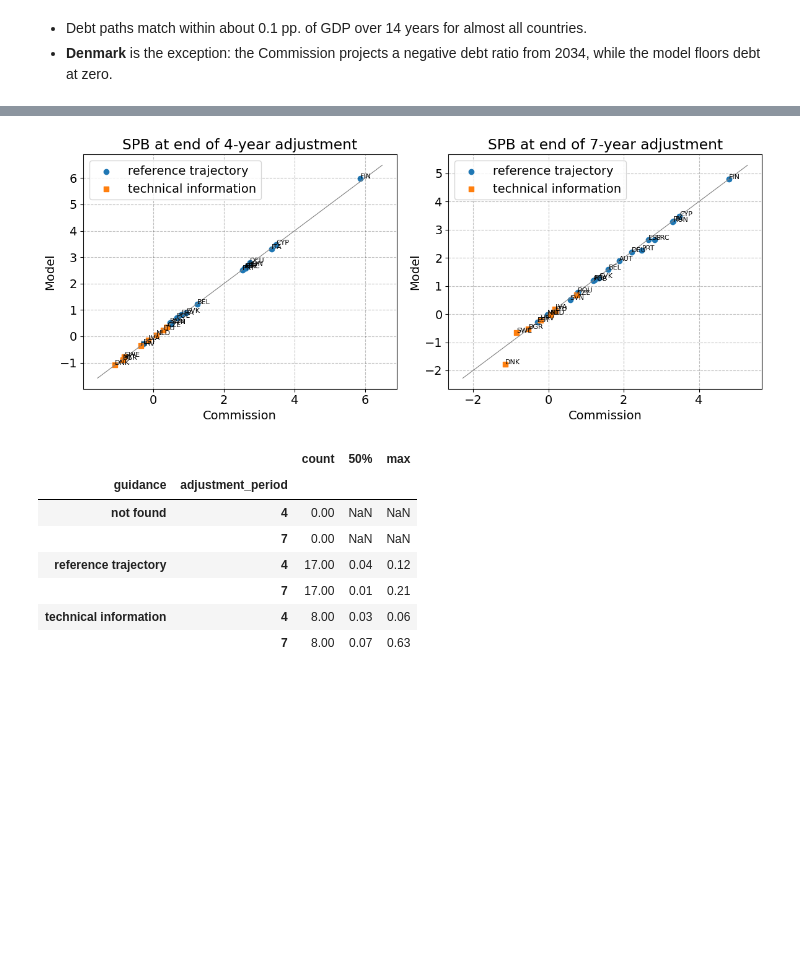
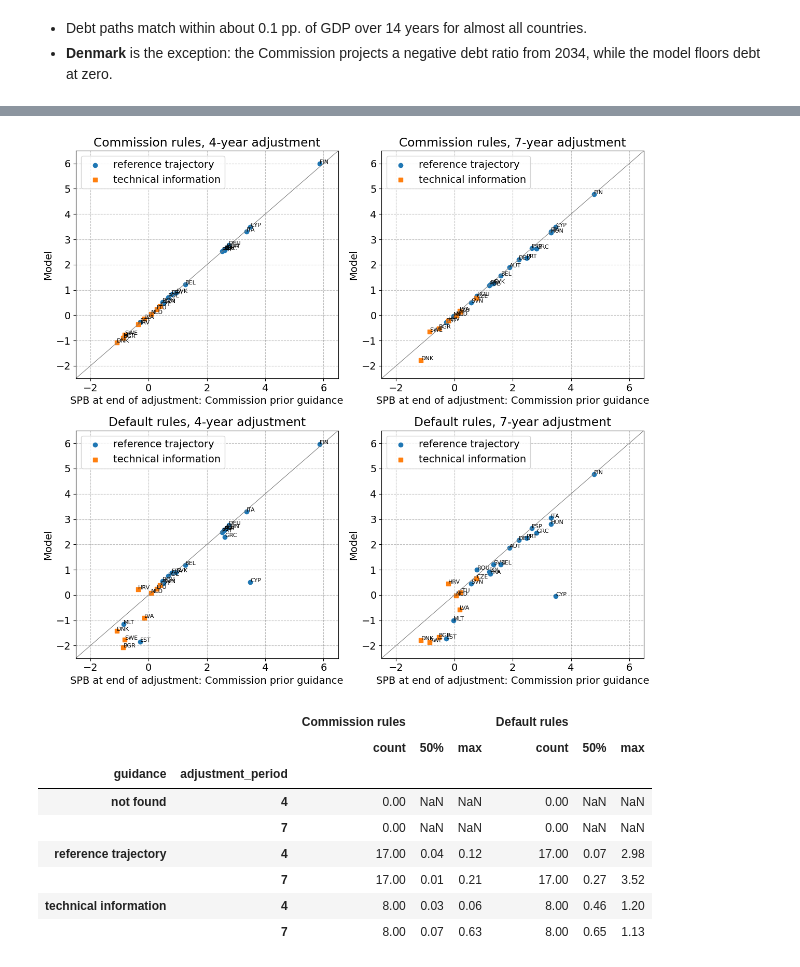
Before and after one commit to lennardwelslau/eu-debt-sustainability-analysis, a Jupyter notebook: code/commission_replication.ipynb, the cells around one changed output, grey strips where cells are left out. Drawn from its saved outputs; the diff is of its cells as text; code cells hidden in the pictures; blank space fills up the shorter version.

Commit message:
Commission replication update

```diff
--- a/code/commission_replication.ipynb
+++ b/code/commission_replication.ipynb
@@ -259,0 +267,17 @@ summary[['country', 'guidance', 'adjustment_period', 'commission_annual_adjustme
+# %%
+# from data_pipeline.validate import compare_with_commission
+# summary, _ = compare_with_commission('dsa_inputs_commission_2024.xlsx', rules='commission',
+#                                      out_file=REPO_ROOT / 'output' / 'validation' / 'commission_2024_comparison.xlsx')
+# summary_default, _ = compare_with_commission('dsa_inputs_commission_2024.xlsx', rules='default',
+#                                              out_file=REPO_ROOT / 'output' / 'validation' / 'commission_2024_comparison_default_rules.xlsx')
+
+summary = pd.read_excel(REPO_ROOT / 'output' / 'validation' / 'commission_2024_comparison.xlsx', sheet_name='spb_targets')
+summary_default = pd.read_excel(REPO_ROOT / 'output' / 'validation' / 'commission_2024_comparison_default_rules.xlsx', sheet_name='spb_targets')
+
+# SPB at the end of the adjustment period: Commission guidance and the two replications
+comparison = summary[['country', 'guidance', 'adjustment_period', 'commission_spb_end']].copy()
+comparison['model: Commission rules'] = summary['model_spb_end']
+comparison['model: default rules'] = summary_default['model_spb_end']
+comparison['default minus Commission rules'] = comparison['model: default rules'] - comparison['model: Commission rules']
+comparison['binding criterion (default rules)'] = summary_default['model_binding_criterion']
+comparison.rename(columns={'commission_spb_end': 'Commission guidance'}).set_index(['country', 'adjustment_period'])
@@ -260,28 +303,34 @@ summary[['country', 'guidance', 'adjustment_period', 'commission_annual_adjustme
 # %%
-fig, axes = plt.subplots(1, 2, figsize=(12, 5))
-for ax, n in zip(axes, [4, 7]):
-    df = summary.loc[summary['adjustment_period'] == n].dropna(subset=['commission_spb_end'])
-    for guidance, marker in [('reference trajectory', 'o'), ('technical information', 's')]:
-        d = df.loc[df['guidance'] == guidance]
-        ax.scatter(d['commission_spb_end'], d['model_spb_end'], marker=marker, label=guidance)
-        for _, r in d.iterrows():
-            ax.annotate(r['country'], (r['commission_spb_end'], r['model_spb_end']), fontsize=8)
-    lim = [df[['commission_spb_end', 'model_spb_end']].min().min() - 0.5, df[['commission_spb_end', 'model_spb_end']].max().max() + 0.5]
-    ax.plot(lim, lim, color='grey', lw=0.8)
-    ax.set_title(f'SPB at end of {n}-year adjustment')
-    ax.set_xlabel('Commission'); ax.set_ylabel('Model'); ax.legend()
+fig, axes = plt.subplots(2, 2, figsize=(12, 11))
+for row, (label, df_rules) in enumerate([('Commission rules', summary), ('Default rules', summary_default)]):
+    for col, n in enumerate([4, 7]):
+        ax = axes[row, col]
+        df = df_rules.loc[df_rules['adjustment_period'] == n].dropna(subset=['commission_spb_end'])
+        for guidance, marker in [('reference trajectory', 'o'), ('technical information', 's')]:
+            d = df.loc[df['guidance'] == guidance]
+            ax.scatter(d['commission_spb_end'], d['model_spb_end'], marker=marker, label=guidance)
+            for _, r in d.iterrows():
+                ax.annotate(r['country'], (r['commission_spb_end'], r['model_spb_end']), fontsize=8)
+        lim = [-2.5, 6.5]
+        ax.plot(lim, lim, color='grey', lw=0.8)
+        ax.set_xlim(lim); ax.set_ylim(lim)
+        ax.set_title(f'{label}, {n}-year adjustment')
+        ax.set_xlabel('SPB at end of adjustment: Commission prior guidance'); ax.set_ylabel('Model'); ax.legend(loc='upper left')
 plt.tight_layout()
 # %% [output]
-[figure, old version]
+[figure, new version]
 # %%
-# Absolute differences in SPB at end of adjustment (pp. of GDP)
-summary.assign(abs_diff=summary['diff_spb_end'].abs()).groupby(['guidance', 'adjustment_period'])['abs_diff'].describe()[['count', '50%', 'max']]
+# Absolute differences to the Commission guidance, SPB at end of adjustment (pp. of GDP)
+stats = {label: df.assign(abs_diff=df['diff_spb_end'].abs()).groupby(['guidance', 'adjustment_period'])['abs_diff']
+         .describe()[['count', '50%', 'max']] for label, df in [('Commission rules', summary), ('Default rules', summary_default)]}
+pd.concat(stats, axis=1).round(2)
 # %% [output]
-|  |  | count | 50% | max |
-| guidance | adjustment_period |  |  |  |
-| not found | 4 | 0.00 | NaN | NaN |
-|  | 7 | 0.00 | NaN | NaN |
-| reference trajectory | 4 | 17.00 | 0.04 | 0.12 |
-|  | 7 | 17.00 | 0.01 | 0.21 |
-| technical information | 4 | 8.00 | 0.03 | 0.06 |
-|  | 7 | 8.00 | 0.07 | 0.63 |
+|  |  | Commission rules |  |  | Default rules |  |  |
+|  |  | count | 50% | max | count | 50% | max |
+| guidance | adjustment_period |  |  |  |  |  |  |
+| not found | 4 | 0.00 | NaN | NaN | 0.00 | NaN | NaN |
+|  | 7 | 0.00 | NaN | NaN | 0.00 | NaN | NaN |
+| reference trajectory | 4 | 17.00 | 0.04 | 0.12 | 17.00 | 0.07 | 2.98 |
+|  | 7 | 17.00 | 0.01 | 0.21 | 17.00 | 0.27 | 3.52 |
+| technical information | 4 | 8.00 | 0.03 | 0.06 | 8.00 | 0.46 | 1.20 |
+|  | 7 | 8.00 | 0.07 | 0.63 | 8.00 | 0.65 | 1.13 |
```
Also changed, not shown: parts of 24 cells of this notebook, 41 other files.
